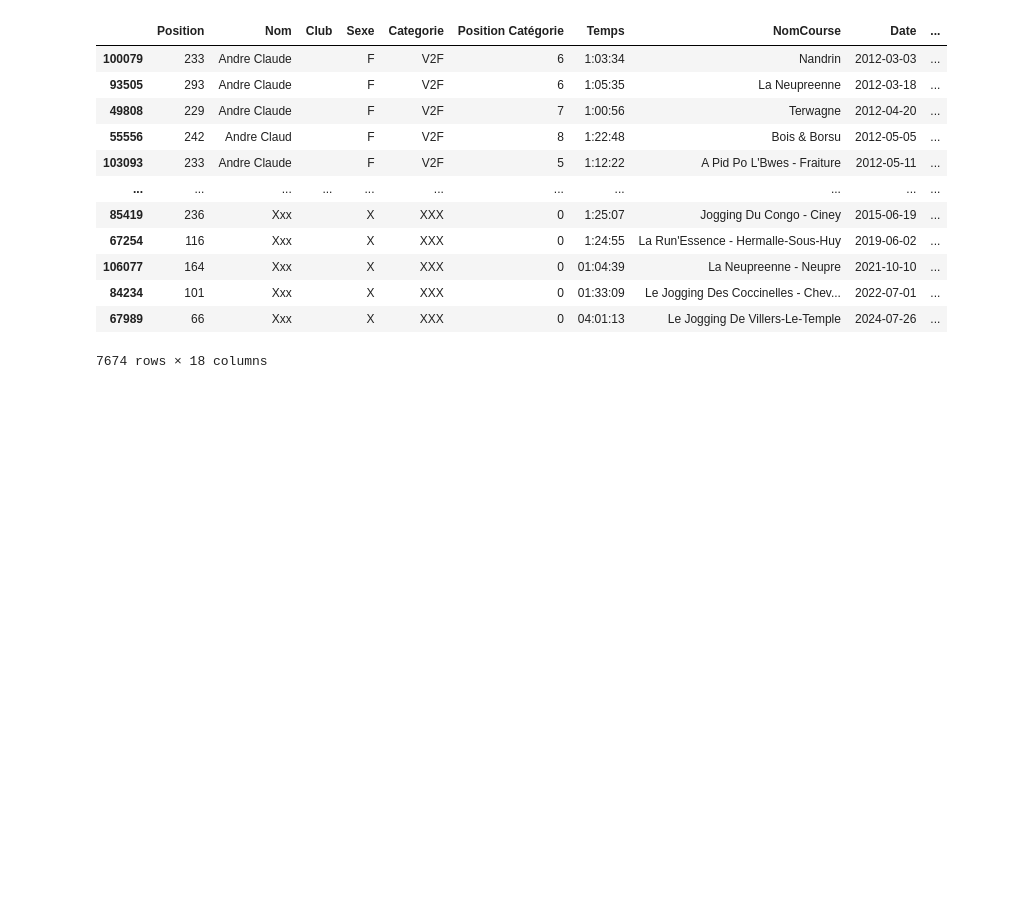
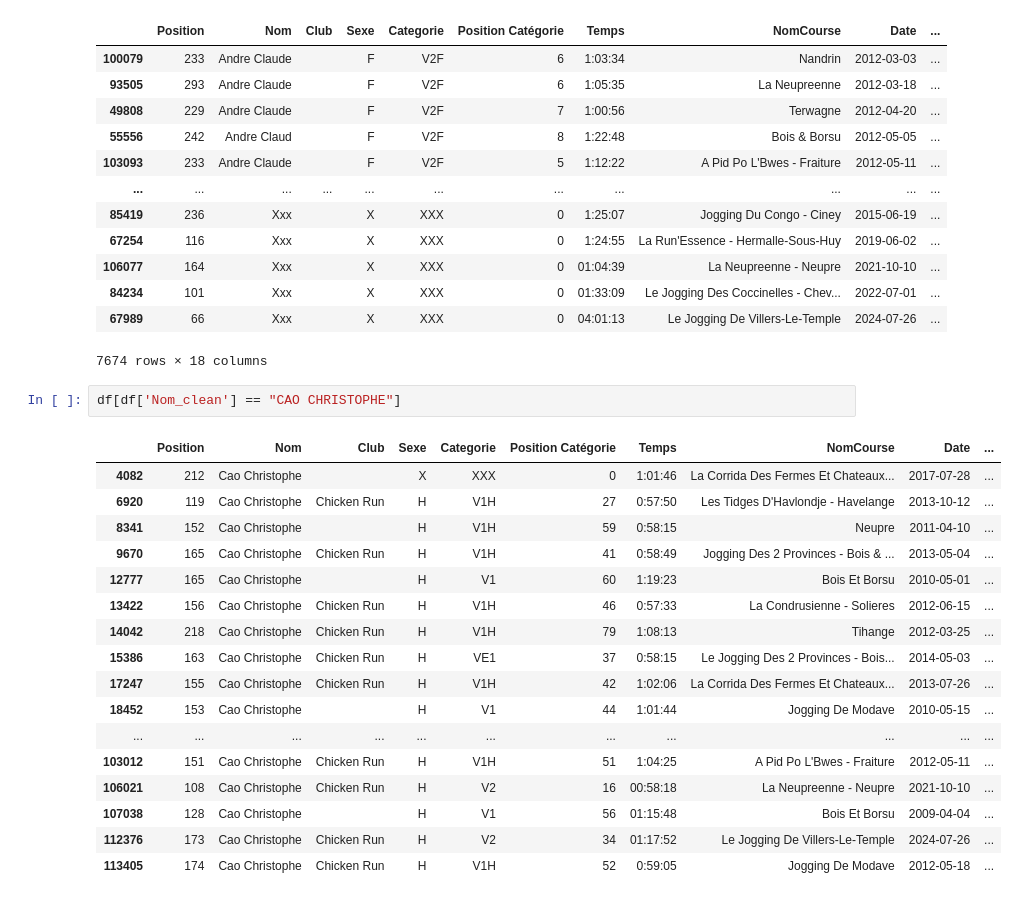
Before and after one commit to ekMi/condrulytics, a Jupyter notebook: notebooks/04_descriptive_analysis_cleaned.ipynb, the cells around one changed output. Cells and saved outputs as stored; diff of their text form; blank space fills up the shorter version.

```diff
--- a/notebooks/04_descriptive_analysis_cleaned.ipynb
+++ b/notebooks/04_descriptive_analysis_cleaned.ipynb
@@ -86,3 +86,23 @@ df[df["Nom_clean"].isin(liste_coureurs_incoherents)] \
 | 84234 | 101 | Xxx |  | X | XXX | 0 | 01:33:09 | Le Jogging Des Coccinelles - Chev... | 2022-07-01 | ... |
 | 67989 | 66 | Xxx |  | X | XXX | 0 | 04:01:13 | Le Jogging De Villers-Le-Temple | 2024-07-26 | ... |
 7674 rows × 18 columns
+# %%
+df[df['Nom_clean'] == "CAO CHRISTOPHE"]
+# %% [output]
+|  | Position | Nom | Club | Sexe | Categorie | Position Catégorie | Temps | NomCourse | Date | ... |
+| 4082 | 212 | Cao Christophe |  | X | XXX | 0 | 1:01:46 | La Corrida Des Fermes Et Chateaux... | 2017-07-28 | ... |
+| 6920 | 119 | Cao Christophe | Chicken Run | H | V1H | 27 | 0:57:50 | Les Tidges D'Havlondje - Havelange | 2013-10-12 | ... |
+| 8341 | 152 | Cao Christophe |  | H | V1H | 59 | 0:58:15 | Neupre | 2011-04-10 | ... |
+| 9670 | 165 | Cao Christophe | Chicken Run | H | V1H | 41 | 0:58:49 | Jogging Des 2 Provinces - Bois & ... | 2013-05-04 | ... |
+| 12777 | 165 | Cao Christophe |  | H | V1 | 60 | 1:19:23 | Bois Et Borsu | 2010-05-01 | ... |
+| 13422 | 156 | Cao Christophe | Chicken Run | H | V1H | 46 | 0:57:33 | La Condrusienne - Solieres | 2012-06-15 | ... |
+| 14042 | 218 | Cao Christophe | Chicken Run | H | V1H | 79 | 1:08:13 | Tihange | 2012-03-25 | ... |
+| 15386 | 163 | Cao Christophe | Chicken Run | H | VE1 | 37 | 0:58:15 | Le Jogging Des 2 Provinces - Bois... | 2014-05-03 | ... |
+| 17247 | 155 | Cao Christophe | Chicken Run | H | V1H | 42 | 1:02:06 | La Corrida Des Fermes Et Chateaux... | 2013-07-26 | ... |
+| 18452 | 153 | Cao Christophe |  | H | V1 | 44 | 1:01:44 | Jogging De Modave | 2010-05-15 | ... |
+| ... | ... | ... | ... | ... | ... | ... | ... | ... | ... | ... |
+| 103012 | 151 | Cao Christophe | Chicken Run | H | V1H | 51 | 1:04:25 | A Pid Po L'Bwes - Fraiture | 2012-05-11 | ... |
+| 106021 | 108 | Cao Christophe | Chicken Run | H | V2 | 16 | 00:58:18 | La Neupreenne - Neupre | 2021-10-10 | ... |
+| 107038 | 128 | Cao Christophe |  | H | V1 | 56 | 01:15:48 | Bois Et Borsu | 2009-04-04 | ... |
+| 112376 | 173 | Cao Christophe | Chicken Run | H | V2 | 34 | 01:17:52 | Le Jogging De Villers-Le-Temple | 2024-07-26 | ... |
+| 113405 | 174 | Cao Christophe | Chicken Run | H | V1H | 52 | 0:59:05 | Jogging De Modave | 2012-05-18 | ... |
```
Also changed, not shown: 35 other files.
